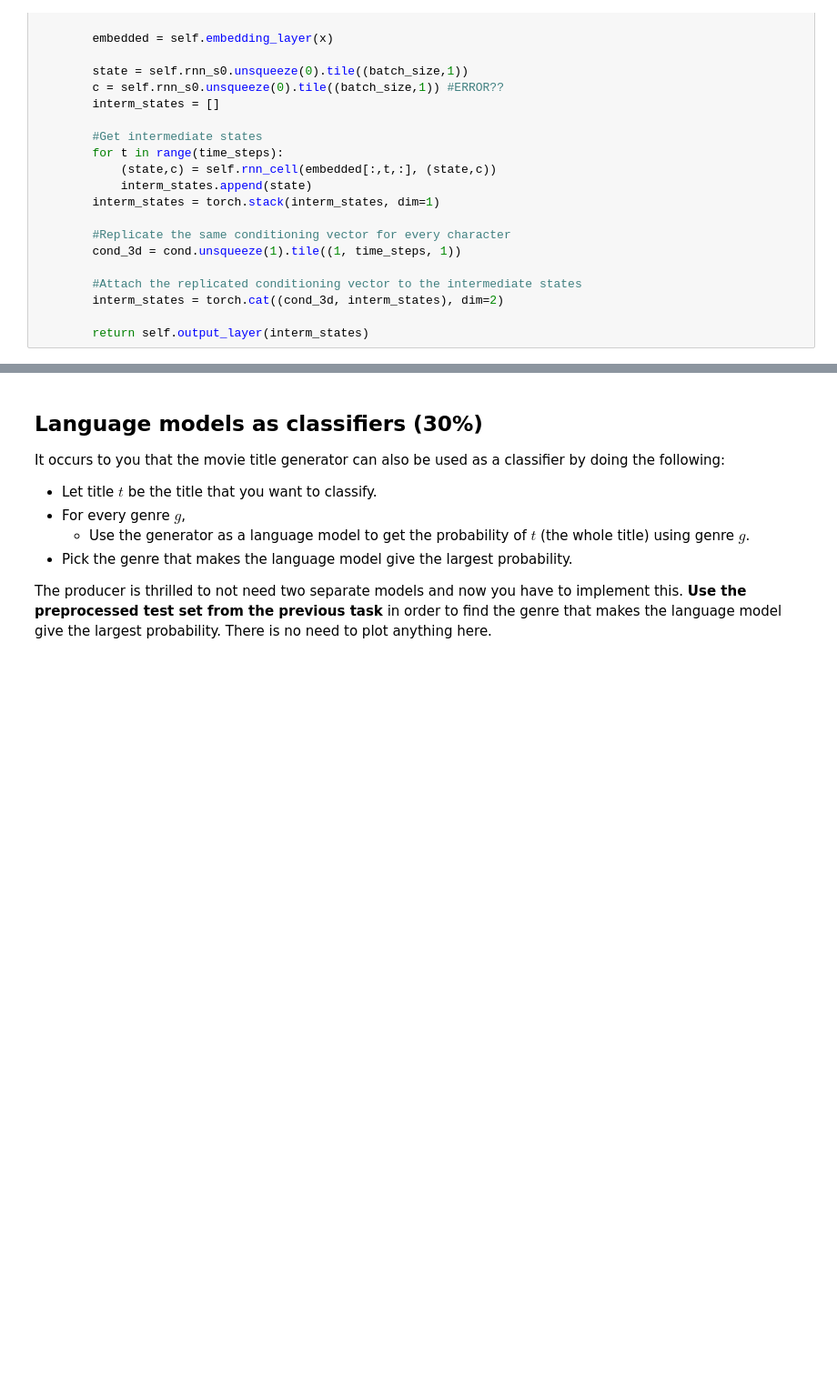
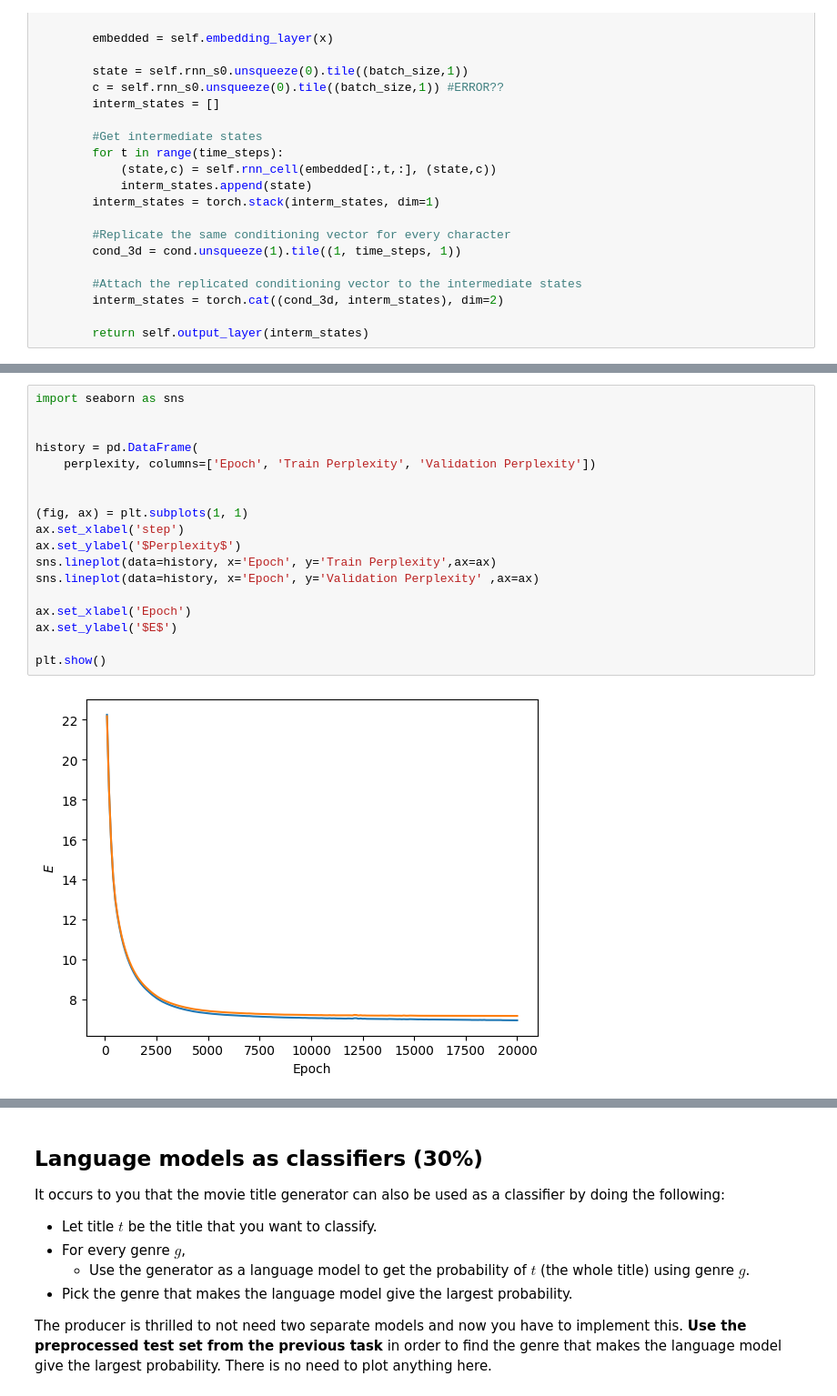
Before and after one commit to GabrielFreeze/llt3511, a Jupyter notebook: movie_titles.ipynb, the cells around one changed output, grey strips where cells are left out. Shown: that part at 91% size. Saved outputs shown, nothing was run; the diff lists cells and outputs as text; blank space fills up the shorter version.

```diff
--- a/movie_titles.ipynb
+++ b/movie_titles.ipynb
@@ -496 +554,21 @@ step error
+# %%
+import seaborn as sns
+
+
+history = pd.DataFrame(
+    perplexity, columns=['Epoch', 'Train Perplexity', 'Validation Perplexity'])
+
+
+(fig, ax) = plt.subplots(1, 1)
+ax.set_xlabel('step')
+ax.set_ylabel('$Perplexity$')
+sns.lineplot(data=history, x='Epoch', y='Train Perplexity',ax=ax)
+sns.lineplot(data=history, x='Epoch', y='Validation Perplexity' ,ax=ax)
+
+ax.set_xlabel('Epoch')
+ax.set_ylabel('$E$')
+
+plt.show()
+# %% [output]
+[figure, added]
 # %%
```
Also changed, not shown: parts of 9 cells of this notebook, 2 other files.
